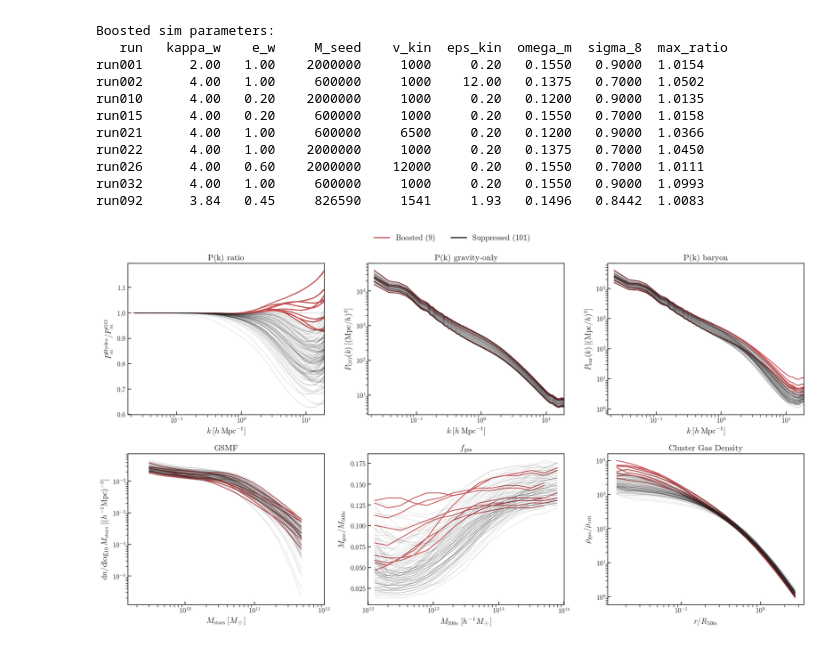
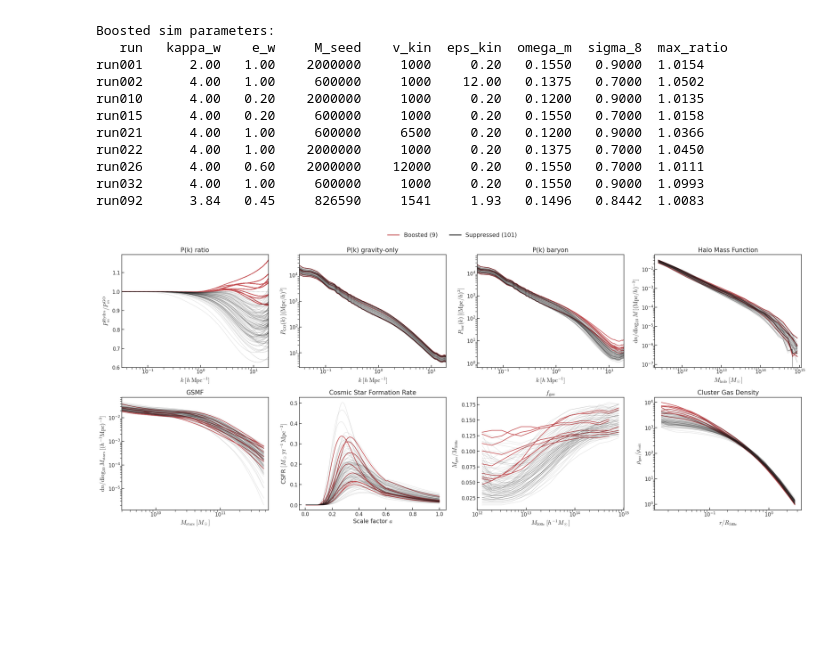
Before and after one commit to nesar/CosmoHydro, a Jupyter notebook: codes/gp_SGC_pk.ipynb, the cells around one changed output. Cells and saved outputs as stored; diff of their text form; code cells hidden in the pictures; blank space fills up the shorter version.

```diff
--- a/codes/gp_SGC_pk.ipynb
+++ b/codes/gp_SGC_pk.ipynb
@@ -271,8 +271,10 @@ k_all, pk_all, pk_go_all, pk_ratio_all = read_pk_new(DirIn_pk, num_sims_all, red
 _, pk_bar_all, _, _ = read_pk_new(DirIn_pk, num_sims_all, redshift='0.0',
                                    pk_type='hydro.bar', start_sim_idx=start_idx_all)
 
-# Load GSMF, fGas, CGD for all 110 sims
+# Load HMF, GSMF, CSFR, fGas, CGD for all 110 sims
+hmf_mass, hmf_all = read_hmf(DirIn_ext, num_sims_all, start_sim_idx=start_idx_all)
 stellar_mass, gsmf_all = read_gsmf(DirIn_ext, num_sims_all, start_sim_idx=start_idx_all)
+scale_factor_csfr, csfr_all = read_csfr(DirIn_ext, num_sims_all, start_sim_idx=start_idx_all)
 log_halo_mass, fgas_all = read_gasfr(DirIn_ext, num_sims_all, start_sim_idx=start_idx_all)
 radius_cgd, cgd_all = read_cgd(DirIn_ext, num_sims_all, start_sim_idx=start_idx_all)
 
@@ -309,19 +311,23 @@ run026      4.00   0.60    2000000    12000     0.20   0.1550   0.7000  1.0111
 run032      4.00   1.00     600000     1000     0.20   0.1550   0.9000  1.0993
 run092      3.84   0.45     826590     1541     1.93   0.1496   0.8442  1.0083
 # %%
-## ---- 3x2 subplot: boosted (red) vs suppressed (black) ----
+## ---- 4x2 subplot: boosted (red) vs suppressed (black) ----
 from matplotlib.lines import Line2D
 
-k_xlim = 19.0
-k_mask_plot = k_all < k_xlim
+# k_xlim = 19.0
 
-# Mass/radius limits from mass_conds
-gsmf_mlim1, gsmf_mlim2 = [3e9, 5e11] #mass_conds('GSMF')   # 5e9, 3e11
-fgas_mlim1, fgas_mlim2 =  [10**12, 10**15] #mass_conds('fGas')    # 10^13.5, 10^14.3
+# Mass/radius limits
+gsmf_mlim1, gsmf_mlim2 = [3e9, 5e11]
+fgas_mlim1, fgas_mlim2 = [10**12, 10**15]
+hmf_mlim1, hmf_mlim2 = [2e11, 1e15]
+k_xlim1, k_xlim2 = [0.04, 19]
 
-fig, axes = plt.subplots(2, 3, figsize=(18, 10))
+k_mask_plot = k_all < k_xlim2
 
-# --- Row 1: Pk ratio, Pk GO, Pk bar ---
+
+fig, axes = plt.subplots(2, 4, figsize=(24, 10))
+
+# --- Row 1: Pk ratio, Pk GO, Pk baryon, HMF ---
 
 # (0,0) Pk ratio = P_hydro / P_GO
 ax = axes[0, 0]
@@ -331,7 +337,7 @@ for i in boosted_idx:
     ax.plot(k_all[k_mask_plot], pk_ratio_all[i, k_mask_plot], '-', color='r', alpha=1, lw=1.5, zorder=0)
 ax.axhline(y=1.0, ls=':', color='gray', lw=1.0)
 ax.set_xscale('log')
-ax.set_xlim(k_all.min() * 0.8, k_xlim)
+ax.set_xlim(k_xlim1 * 0.8, k_xlim2)
 ax.set_xlabel(r'$k \; [h \; \mathrm{Mpc}^{-1}]$', fontsize=14)
 ax.set_ylabel(r'$P_m^{\mathrm{Hydro}} / P_m^{\mathrm{GO}}$', fontsize=14)
 ax.set_title('P(k) ratio', fontsize=15)
@@ -345,7 +351,7 @@ for i in boosted_idx:
     ax.plot(k_all[k_mask_plot], pk_go_all[i, k_mask_plot], '-', color='r', alpha=1, lw=1.5, zorder=0)
 ax.set_xscale('log')
 ax.set_yscale('log')
-ax.set_xlim(k_all.min() * 0.8, k_xlim)
+ax.set_xlim(k_xlim1 * 0.8, k_xlim2)
 ax.set_xlabel(r'$k \; [h \; \mathrm{Mpc}^{-1}]$', fontsize=14)
 ax.set_ylabel(r'$P_{\mathrm{GO}}(k) \; [(\mathrm{Mpc}/h)^3]$', fontsize=14)
 ax.set_title('P(k) gravity-only', fontsize=15)
@@ -359,15 +365,30 @@ for i in boosted_idx:
     ax.plot(k_all[k_mask_plot], pk_bar_all[i, k_mask_plot], '-', color='r', alpha=1, lw=1.5, zorder=0)
 ax.set_xscale('log')
 ax.set_yscale('log')
-ax.set_xlim(k_all.min() * 0.8, k_xlim)
+ax.set_xlim(k_xlim1 * 0.8, k_xlim2)
 ax.set_xlabel(r'$k \; [h \; \mathrm{Mpc}^{-1}]$', fontsize=14)
 ax.set_ylabel(r'$P_{\mathrm{bar}}(k) \; [(\mathrm{Mpc}/h)^3]$', fontsize=14)
 ax.set_title('P(k) baryon', fontsize=15)
 ax.tick_params(labelsize=12, direction='in')
 
-# --- Row 2: GSMF, fGas, CGD ---
+# (0,3) HMF
+ax = axes[0, 3]
+hmf_mask = (hmf_mass > hmf_mlim1) & (hmf_mass < hmf_mlim2)
+for i in suppressed_idx:
+    ax.plot(hmf_mass[hmf_mask], hmf_all[i, hmf_mask], '-', color='k', alpha=0.15, lw=0.8)
+for i in boosted_idx:
+    ax.plot(hmf_mass[hmf_mask], hmf_all[i, hmf_mask], '-', color='r', alpha=1, lw=1.5, zorder=0)
+ax.set_xscale('log')
+ax.set_yscale('log')
+ax.set_xlim(0.99 * hmf_mlim1, 1.11 * hmf_mlim2)
+ax.set_xlabel(r'$M_{\mathrm{halo}} \; [M_\odot]$', fontsize=14)
+ax.set_ylabel(r'$\mathrm{d}n / \mathrm{d}\log_{10} M \; [(\mathrm{Mpc}/h)^{-3}]$', fontsize=14)
+ax.set_title('Halo Mass Function', fontsize=15)
+ax.tick_params(labelsize=12, direction='in')
 
-# (1,0) GSMF -- stellar_mass is linear (e.g. 3.6e8 to 8.7e12), use log xscale
+# --- Row 2: GSMF, CSFR, fGas, CGD ---
+
+# (1,0) GSMF
 ax = axes[1, 0]
 gsmf_mask = (stellar_mass > gsmf_mlim1) & (stellar_mass < gsmf_mlim2)
 for i in suppressed_idx:
@@ -376,48 +397,60 @@ for i in boosted_idx:
     ax.plot(stellar_mass[gsmf_mask], gsmf_all[i, gsmf_mask], '-', color='r', alpha=1, lw=1.5, zorder=0)
 ax.set_xscale('log')
 ax.set_yscale('log')
-ax.set_xlim(0.5 * gsmf_mlim1, 2 * gsmf_mlim2)
+ax.set_xlim(0.99 * gsmf_mlim1, 1.11 * gsmf_mlim2)
 ax.set_xlabel(r'$M_{\mathrm{stars}} \; [M_\odot]$', fontsize=14)
 ax.set_ylabel(r'$\mathrm{d}n / \mathrm{d}\log_{10} M_{\mathrm{stars}} \; [(h^{-1}\mathrm{Mpc})^{-3}]$', fontsize=14)
 ax.set_title('GSMF', fontsize=15)
 ax.tick_params(labelsize=12, direction='in')
 
-# (1,1) Gas fraction -- log_halo_mass is log10, convert to linear for log xscale
+# (1,1) CSFR
 ax = axes[1, 1]
+for i in suppressed_idx:
+    ax.plot(scale_factor_csfr, csfr_all[i], '-', color='k', alpha=0.15, lw=0.8)
+for i in boosted_idx:
+    ax.plot(scale_factor_csfr, csfr_all[i], '-', color='r', alpha=1, lw=1.5, zorder=0)
+# ax.set_yscale('log')
+ax.set_xlabel(r'Scale factor $a$', fontsize=14)
+ax.set_ylabel(r'CSFR $[M_\odot \, \mathrm{yr}^{-1} \, \mathrm{Mpc}^{-3}]$', fontsize=14)
+ax.set_title('Cosmic Star Formation Rate', fontsize=15)
+ax.tick_params(labelsize=12, direction='in')
+
+# (1,2) Gas fraction
+ax = axes[1, 2]
 halo_mass_lin = 10**log_halo_mass
 fgas_mask = (halo_mass_lin > fgas_mlim1) & (halo_mass_lin < fgas_mlim2)
 for i in suppressed_idx:
     ax.plot(halo_mass_lin[fgas_mask], fgas_all[i, fgas_mask], '-', color='k', alpha=0.15, lw=0.8)
 for i in boosted_idx:
     ax.plot(halo_mass_lin[fgas_mask], fgas_all[i, fgas_mask], '-', color='r', alpha=1, lw=1.5, zorder=0)
 ax.set_xscale('log')
 ax.set_xlim(0.99 * fgas_mlim1, 1.01 * fgas_mlim2)
 ax.set_xlabel(r'$M_{\mathrm{500c}} \; [h^{-1} M_\odot]$', fontsize=14)
 ax.set_ylabel(r'$M_{\mathrm{gas}} / M_{\mathrm{500c}}$', fontsize=14)
 ax.set_title(r'$f_{\mathrm{gas}}$', fontsize=15)
 ax.tick_params(labelsize=12, direction='in')
 
-# (1,2) CGD -- radius is linear (r/R_500c), use log-log
-ax = axes[1, 2]
+# (1,3) CGD
+ax = axes[1, 3]
 for i in suppressed_idx:
     ax.plot(radius_cgd, cgd_all[i], '-', color='k', alpha=0.15, lw=0.8)
 for i in boosted_idx:
     ax.plot(radius_cgd, cgd_all[i], '-', color='r', alpha=1, lw=1.5, zorder=0)
 ax.set_xscale('log')
 ax.set_yscale('log')
 ax.set_xlabel(r'$r / R_{\mathrm{500c}}$', fontsize=14)
 ax.set_ylabel(r'$\rho_{\mathrm{gas}} / \rho_{\mathrm{crit}}$', fontsize=14)
 ax.set_title('Cluster Gas Density', fontsize=15)
 ax.tick_params(labelsize=12, direction='in')
 
 # Legend
 legend_elements = [Line2D([0], [0], color='r', lw=2, label=f'Boosted ({len(boosted_idx)})'),
                    Line2D([0], [0], color='k', lw=2, label=f'Suppressed ({len(suppressed_idx)})')]
 fig.legend(handles=legend_elements, loc='upper center', ncol=2, fontsize=14,
            bbox_to_anchor=(0.5, 1.02), frameon=False)
 
 fig.tight_layout(rect=[0, 0, 1, 0.97])
-plt.savefig('../plots/Pk_boosted_vs_suppressed_3x2.png', bbox_inches='tight', dpi=150)
+plt.savefig('../plots/Pk_boosted_vs_suppressed_4x2.png', bbox_inches='tight', dpi=150)
 plt.show()
 # %% [output]
-[figure, old version]
+[figure, new version]
```
Also changed, not shown: parts of 8 cells of this notebook, 3 other files.
